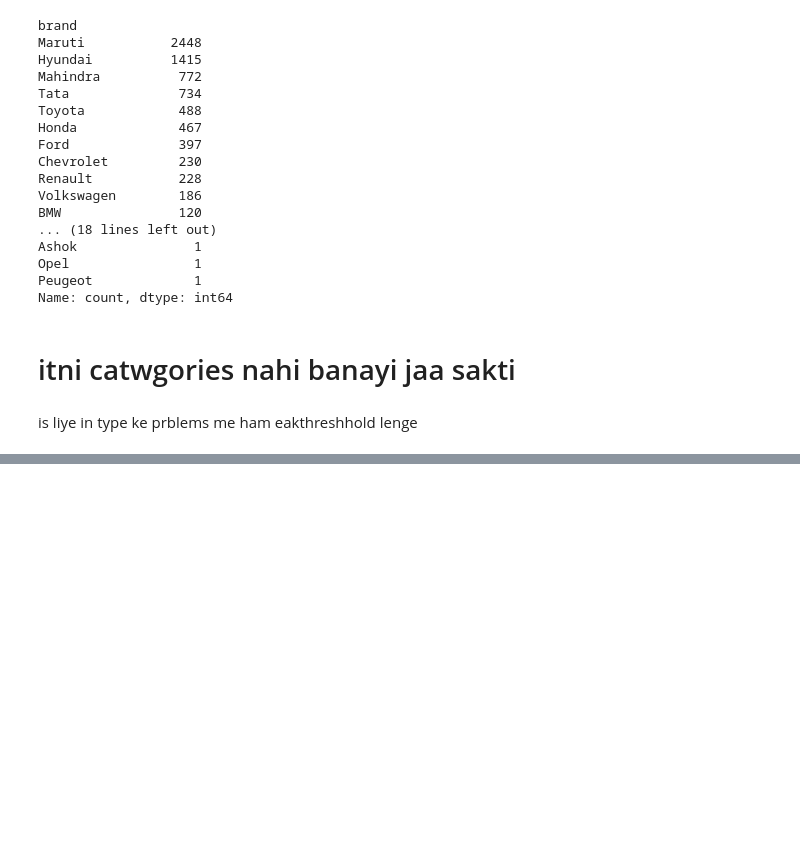
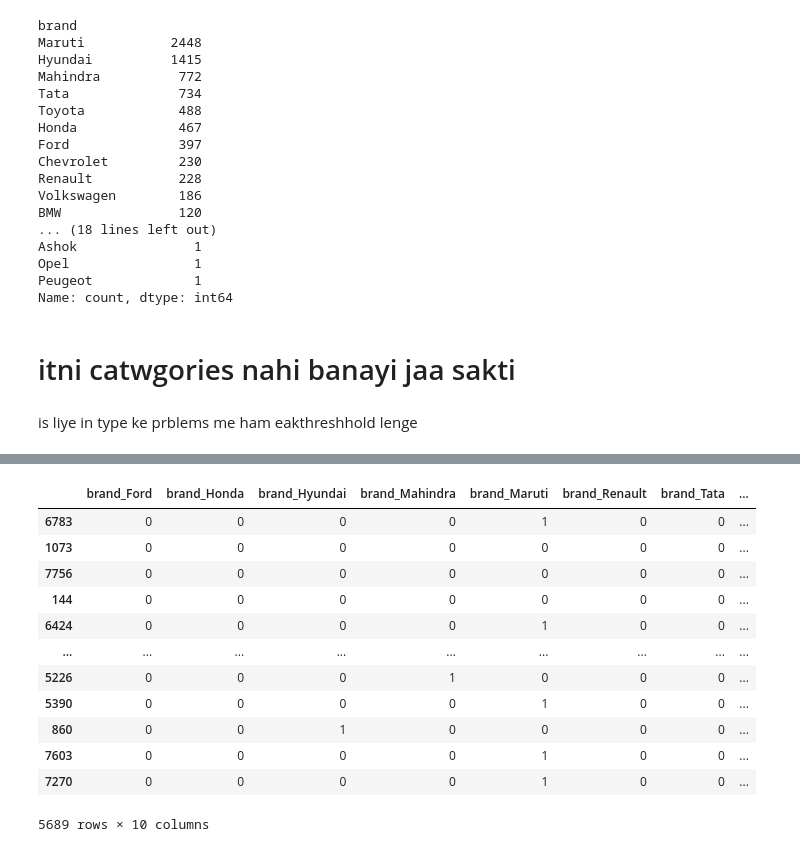
Before and after one commit to Rohit2209Raj/100_Days_of_Machine_Learning_new, a Jupyter notebook: Feature Engineering/1.Scaling/3.CategoricalEncoding/3.One Hot Encoder/OneHotEncoder.ipynb, the cells around one changed output, grey strips where cells are left out. Cells and saved outputs as stored; diff of their text form; code cells hidden in the pictures; blank space fills up the shorter version.

```diff
--- a/Feature Engineering/1.Scaling/3.CategoricalEncoding/3.One Hot Encoder/OneHotEncoder.ipynb
+++ b/Feature Engineering/1.Scaling/3.CategoricalEncoding/3.One Hot Encoder/OneHotEncoder.ipynb
@@ -214,0 +216,6 @@ df
+# %%
+x_train['brand']=np.where(
+    x_train['brand'].isin(count),
+    x_train['brand'],
+    'others'
+)
@@ -214,0 +296,19 @@ df
+# %%
+cols=['brand']
+encoded_x_train=pd.DataFrame(ohe.fit_transform(x_train[cols]),columns=ohe.get_feature_names_out(cols), index=x_train.index)
+# %%
+encoded_x_train
+# %% [output]
+|  | brand_Ford | brand_Honda | brand_Hyundai | brand_Mahindra | brand_Maruti | brand_Renault | brand_Tata | ... |
+| 6783 | 0 | 0 | 0 | 0 | 1 | 0 | 0 | ... |
+| 1073 | 0 | 0 | 0 | 0 | 0 | 0 | 0 | ... |
+| 7756 | 0 | 0 | 0 | 0 | 0 | 0 | 0 | ... |
+| 144 | 0 | 0 | 0 | 0 | 0 | 0 | 0 | ... |
+| 6424 | 0 | 0 | 0 | 0 | 1 | 0 | 0 | ... |
+| ... | ... | ... | ... | ... | ... | ... | ... | ... |
+| 5226 | 0 | 0 | 0 | 1 | 0 | 0 | 0 | ... |
+| 5390 | 0 | 0 | 0 | 0 | 1 | 0 | 0 | ... |
+| 860 | 0 | 0 | 1 | 0 | 0 | 0 | 0 | ... |
+| 7603 | 0 | 0 | 0 | 0 | 1 | 0 | 0 | ... |
+| 7270 | 0 | 0 | 0 | 0 | 1 | 0 | 0 | ... |
+5689 rows × 10 columns
```
Also changed, not shown: parts of 19 cells of this notebook.
